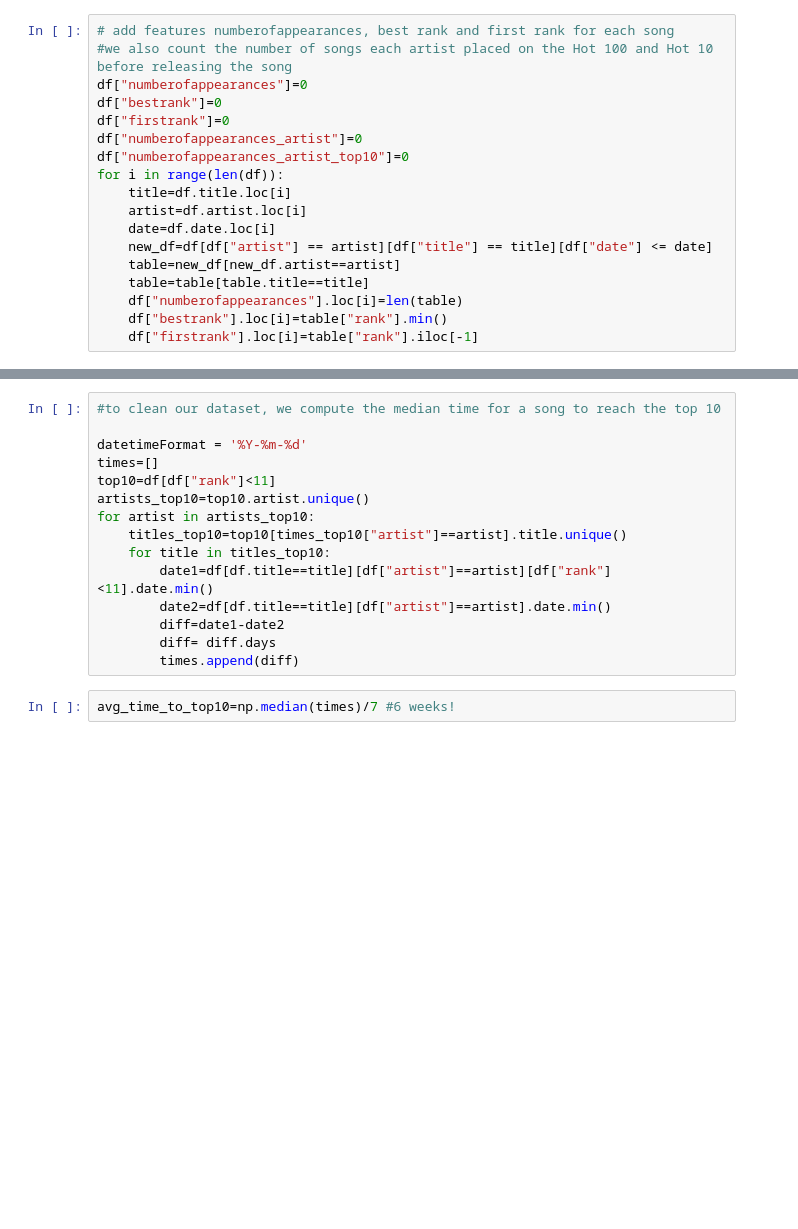
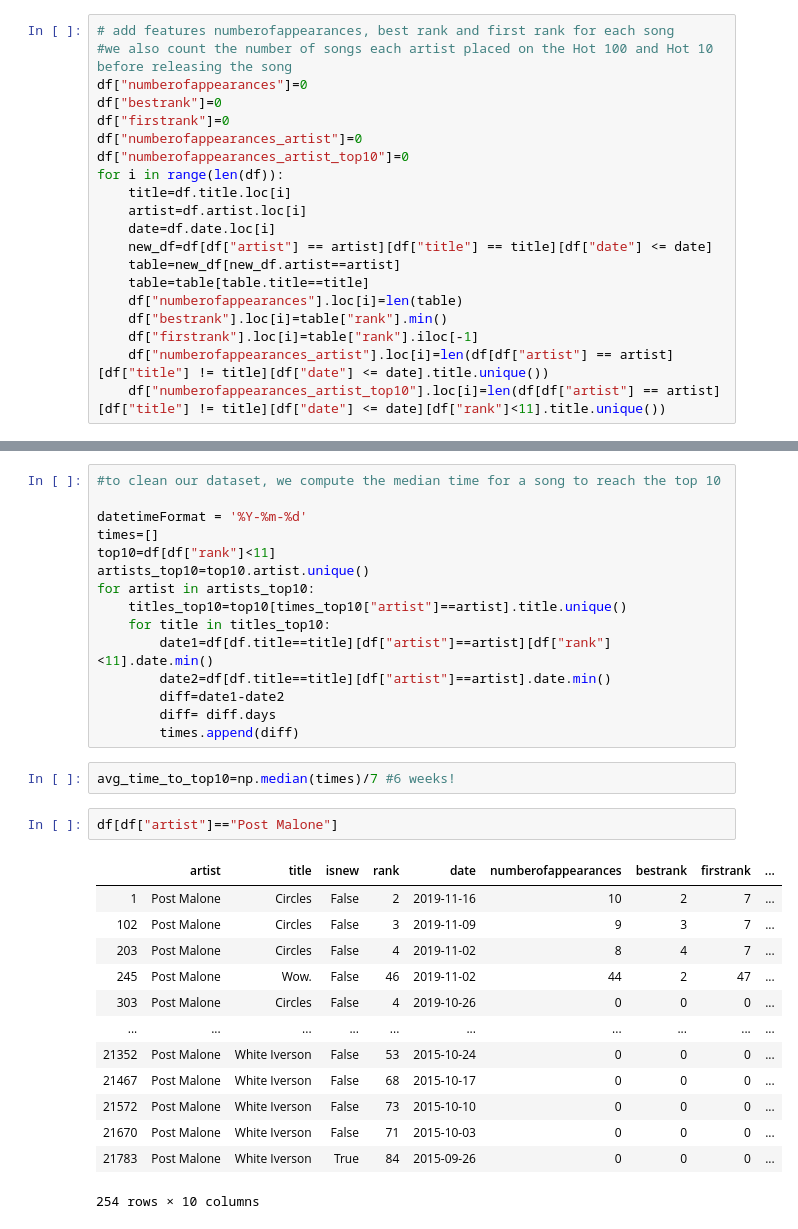
Before and after one commit to Weulass/Billboard-analytics, a Jupyter notebook: feature_eng_billboard_final.ipynb, the cells around one changed output, grey strips where cells are left out. Saved outputs shown, nothing was run; the diff lists cells and outputs as text; blank space fills up the shorter version.

```diff
--- a/feature_eng_billboard_final.ipynb
+++ b/feature_eng_billboard_final.ipynb
@@ -45,3 +45,5 @@ for i in range(len(df)):
     df["numberofappearances"].loc[i]=len(table)
     df["bestrank"].loc[i]=table["rank"].min()
     df["firstrank"].loc[i]=table["rank"].iloc[-1]
+    df["numberofappearances_artist"].loc[i]=len(df[df["artist"] == artist][df["title"] != title][df["date"] <= date].title.unique())
+    df["numberofappearances_artist_top10"].loc[i]=len(df[df["artist"] == artist][df["title"] != title][df["date"] <= date][df["rank"]<11].title.unique())
@@ -154,3 +162,19 @@ for artist in artists_top10:
         times.append(diff)
 # %%
 avg_time_to_top10=np.median(times)/7 #6 weeks!
+# %%
+df[df["artist"]=="Post Malone"]
+# %% [output]
+|  | artist | title | isnew | rank | date | numberofappearances | bestrank | firstrank | ... |
+| 1 | Post Malone | Circles | False | 2 | 2019-11-16 | 10 | 2 | 7 | ... |
+| 102 | Post Malone | Circles | False | 3 | 2019-11-09 | 9 | 3 | 7 | ... |
+| 203 | Post Malone | Circles | False | 4 | 2019-11-02 | 8 | 4 | 7 | ... |
+| 245 | Post Malone | Wow. | False | 46 | 2019-11-02 | 44 | 2 | 47 | ... |
+| 303 | Post Malone | Circles | False | 4 | 2019-10-26 | 0 | 0 | 0 | ... |
+| ... | ... | ... | ... | ... | ... | ... | ... | ... | ... |
+| 21352 | Post Malone | White Iverson | False | 53 | 2015-10-24 | 0 | 0 | 0 | ... |
+| 21467 | Post Malone | White Iverson | False | 68 | 2015-10-17 | 0 | 0 | 0 | ... |
+| 21572 | Post Malone | White Iverson | False | 73 | 2015-10-10 | 0 | 0 | 0 | ... |
+| 21670 | Post Malone | White Iverson | False | 71 | 2015-10-03 | 0 | 0 | 0 | ... |
+| 21783 | Post Malone | White Iverson | True | 84 | 2015-09-26 | 0 | 0 | 0 | ... |
+254 rows × 10 columns
```
Also changed, not shown: parts of 1 cell of this notebook.
